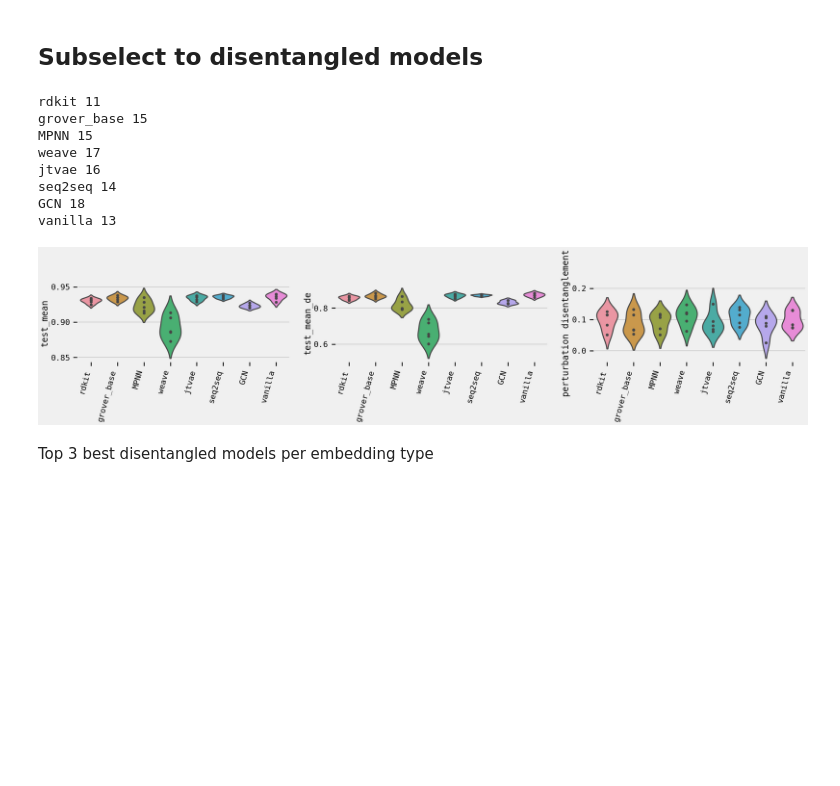
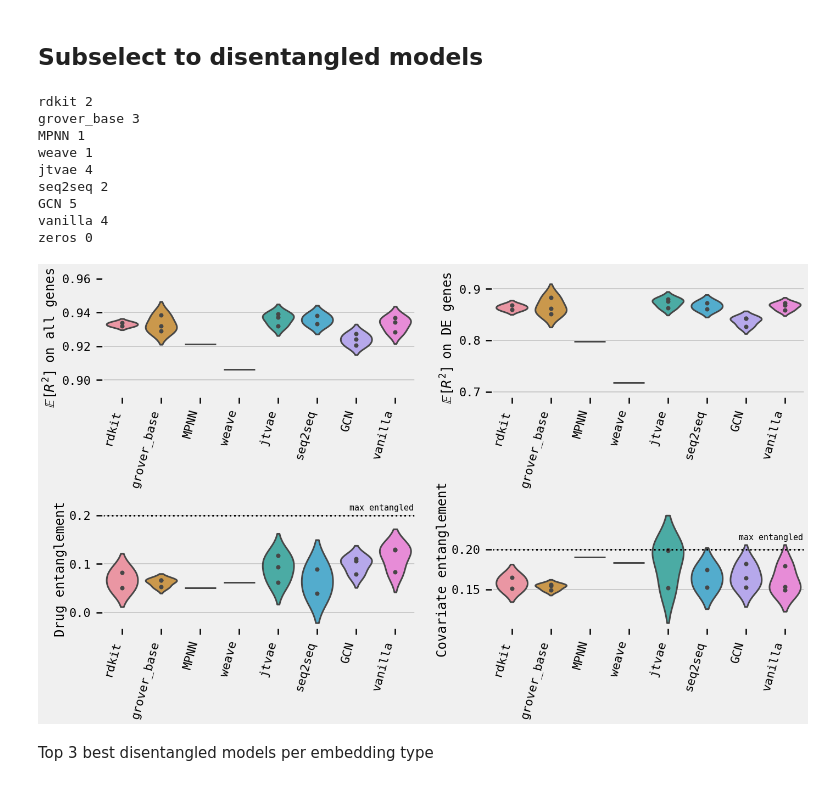
Before and after one commit to theislab/chemCPA, a Jupyter notebook: experiments/lincs_rdkit_hparam/analyze_lincs_all_embeddings_hparam.ipynb, the cells around one changed output. Cells and saved outputs as stored; diff of their text form; code cells hidden in the pictures; blank space fills up the shorter version.

```diff
--- a/experiments/lincs_rdkit_hparam/analyze_lincs_all_embeddings_hparam.ipynb
+++ b/experiments/lincs_rdkit_hparam/analyze_lincs_all_embeddings_hparam.ipynb
@@ -132,6 +135,7 @@ results_clean["result.val_mean_de"] = results_clean["result.test"].apply(get_mea
 results_clean["result.test_mean"] = results_clean["result.ood"].apply(get_mean)
 results_clean["result.test_mean_de"] = results_clean["result.ood"].apply(get_mean_de)
 results_clean["result.perturbation disentanglement"] = results_clean["result.perturbation disentanglement"].apply(lambda x: x[0])
+results_clean["result.covariate disentanglement"] = results_clean["result.covariate disentanglement"].apply(lambda x: x[0][0])
 
 
 results_clean
@@ -167,7 +171,7 @@ cols = 3
 fig, ax = plt.subplots(rows, cols, figsize=(7*cols, 7*rows), sharex=True)
 
 for i, y in enumerate(("result.training_mean_de", "result.val_mean_de", "result.test_mean_de")):
-    sns.violinplot(data=results_clean, x="config.model.embedding.model", y=y, inner='point' ,ax=ax[i])
+    sns.violinplot(data=results_clean, x="config.model.embedding.model", y=y, inner='point' ,ax=ax[i], scale='width')
     ax[i].set_ylim([0.39,1])
     ax[i].set_xticklabels(ax[i].get_xticklabels(), rotation=45, ha="right")
     ax[i].set_xlabel('')
@@ -183,7 +187,7 @@ cols = 3
 fig, ax = plt.subplots(rows, cols, figsize=(10*cols, 7*rows), sharex=True)
 
 for i, y in enumerate(("result.training_mean", "result.val_mean", "result.test_mean")):
-    sns.violinplot(data=results_clean, x="config.model.embedding.model", y=y, inner='point' ,ax=ax[i])
+    sns.violinplot(data=results_clean, x="config.model.embedding.model", y=y, inner='point' ,ax=ax[i], scale="width")
     ax[i].set_ylim([0.82,1])
     ax[i].set_xticklabels(ax[i].get_xticklabels(), rotation=75, ha='right')
     ax[i].set_xlabel('')
@@ -211,15 +216,19 @@ for y in ["result.perturbation disentanglement"]:
 # %% [markdown]
 ## Subselect to disentangled models
 # %%
-n_top = 5
+n_top = 3
 
-performance_condition = lambda emb, max_entangle: (results_clean["config.model.embedding.model"] == emb) & (results_clean["result.perturbation disentanglement"] < max_entangle)
+def performance_condition (emb, max_entangle, max_entangle_cov):
+    cond = (results_clean["config.model.embedding.model"] == emb)
+    cond = cond & (results_clean["result.perturbation disentanglement"] < max_entangle)
+    cond = cond & (results_clean["result.covariate disentanglement"] < max_entangle_cov)
+    return cond
 
 best = []
 top_one = []
 best_disentangled = []
 for embedding in list(results_clean["config.model.embedding.model"].unique()):
-    df = results_clean[performance_condition(embedding, 0.15)]
+    df = results_clean[performance_condition(embedding, 0.2, 0.2)]
     print(embedding, len(df))
     best.append(df.sort_values(by="result.val_mean_de", ascending=False).head(n_top))
     top_one.append(df.sort_values(by="result.val_mean_de", ascending=False).head(1))
@@ -229,28 +238,40 @@ best = pd.concat(best)
 top_one = pd.concat(top_one)
 best_disentangled = pd.concat(best_disentangled)
 # %% [output]
-rdkit 11
-grover_base 15
-MPNN 15
-weave 17
-jtvae 16
-seq2seq 14
-GCN 18
-vanilla 13
+rdkit 2
+grover_base 3
+MPNN 1
+weave 1
+jtvae 4
+seq2seq 2
+GCN 5
+vanilla 4
+zeros 0
 # %%
 # All genes, DE genes, disentanglement
-rows, cols = 1, 3
+rows, cols = 2, 2
 fig, ax = plt.subplots(rows, cols, figsize=(10*cols,6*rows))
 
-for i, y in enumerate(["result.test_mean", "result.test_mean_de", "result.perturbation disentanglement"]):
-    sns.violinplot(data=best, x="config.model.embedding.model", y=y, inner='points', ax=ax[i], scale='width')
-    ax[i].set_xticklabels(ax[i].get_xticklabels(), rotation=75, ha='right')
-    ax[i].set_xlabel('')
-    ax[i].set_ylabel(y.split('.')[-1])
+for i, y in enumerate(["result.test_mean", "result.test_mean_de", "result.perturbation disentanglement", "result.covariate disentanglement"]):
+    sns.violinplot(data=best, x="config.model.embedding.model", y=y, inner='points', ax=ax[i//cols, i%cols], scale='width')
+    ax[i//cols, i%cols].set_xticklabels(ax[i//cols, i%cols].get_xticklabels(), rotation=75, ha='right')
+    ax[i//cols, i%cols].set_xlabel('')
+    ax[i//cols, i%cols].set_ylabel(y.split('.')[-1])
+ax[0,0].set_ylabel("$\mathbb{E}\,[R^2]$ on all genes")
+ax[0,0].set_ylim([0.89, 0.96])
+ax[0,1].set_ylabel("$\mathbb{E}\,[R^2]$ on DE genes")
+ax[0,1].set_ylim([0.69, 0.92])
+ax[1,0].set_ylabel("Drug entanglement")
+ax[1,0].axhline(0.2,ls=':' ,color='black')
+ax[1,0].text(6.65, 0.215, 'max entangled', fontsize=15, va='center', ha='center')
+ax[1,1].set_ylabel("Covariate entanglement")
+ax[1,1].text(6.65, 0.215, 'max entangled', fontsize=15, va='center', ha='center')
+ax[1,1].axhline(0.2, ls=':', color='black')
+plt.tight_layout()
 
-plt.tight_layout()
+plt.savefig(FIGURE_DIR/'lincs_pretraining.eps', format='eps', bbox_inches='tight')
 # %% [output]
-[figure, old version]
+[figure, new version]
 # %% [markdown]
 Top 3 best disentangled models per embedding type
 # %%
```
Also changed, not shown: parts of 13 cells of this notebook, 5 other files.
